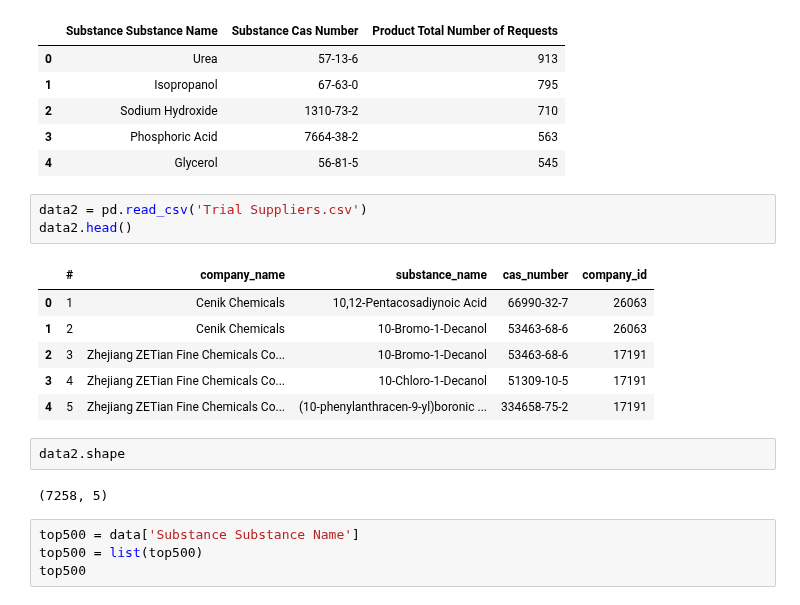
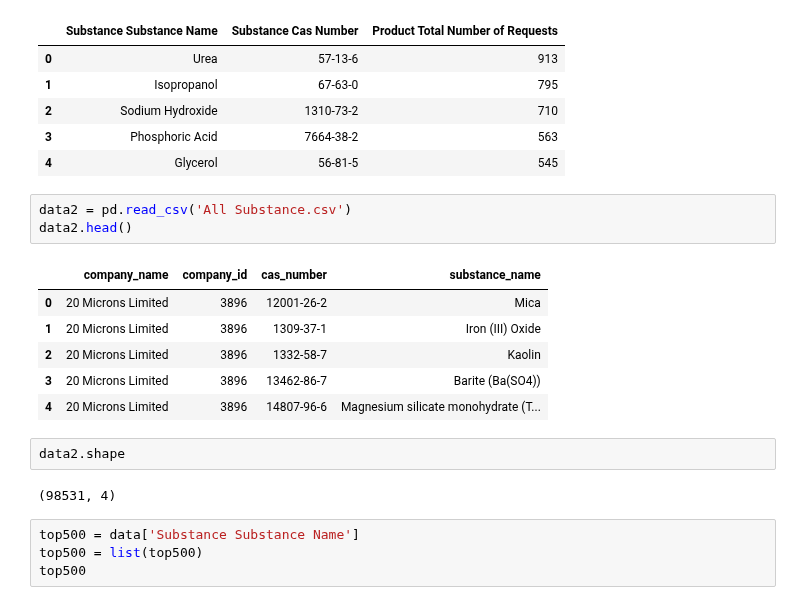
Before and after one commit to asadTariq666/Python_work, a Jupyter notebook: Chemondis/Chemondis Supplier Scores/Product.ipynb, the cells around one changed output. Cells and saved outputs as stored; diff of their text form.

```diff
--- a/Chemondis/Chemondis Supplier Scores/Product.ipynb
+++ b/Chemondis/Chemondis Supplier Scores/Product.ipynb
@@ -14,19 +14,19 @@ data.head()
 | 3 | Phosphoric Acid | 7664-38-2 | 563 |
 | 4 | Glycerol | 56-81-5 | 545 |
 # %%
-data2 = pd.read_csv('Trial Suppliers.csv')
+data2 = pd.read_csv('All Substance.csv')
 data2.head()
 # %% [output]
-|  | # | company_name | substance_name | cas_number | company_id |
-| 0 | 1 | Cenik Chemicals | 10,12-Pentacosadiynoic Acid | 66990-32-7 | 26063 |
-| 1 | 2 | Cenik Chemicals | 10-Bromo-1-Decanol | 53463-68-6 | 26063 |
-| 2 | 3 | Zhejiang ZETian Fine Chemicals Co... | 10-Bromo-1-Decanol | 53463-68-6 | 17191 |
-| 3 | 4 | Zhejiang ZETian Fine Chemicals Co... | 10-Chloro-1-Decanol | 51309-10-5 | 17191 |
-| 4 | 5 | Zhejiang ZETian Fine Chemicals Co... | (10-phenylanthracen-9-yl)boronic ... | 334658-75-2 | 17191 |
+|  | company_name | company_id | cas_number | substance_name |
+| 0 | 20 Microns Limited | 3896 | 12001-26-2 | Mica |
+| 1 | 20 Microns Limited | 3896 | 1309-37-1 | Iron (III) Oxide |
+| 2 | 20 Microns Limited | 3896 | 1332-58-7 | Kaolin |
+| 3 | 20 Microns Limited | 3896 | 13462-86-7 | Barite (Ba(SO4)) |
+| 4 | 20 Microns Limited | 3896 | 14807-96-6 | Magnesium silicate monohydrate (T... |
 # %%
 data2.shape
 # %% [output]
-(7258, 5)
+(98531, 4)
 # %%
 top500 = data['Substance Substance Name']
 top500 = list(top500)
```
Also changed, not shown: parts of 15 cells of this notebook, 8 other files.
